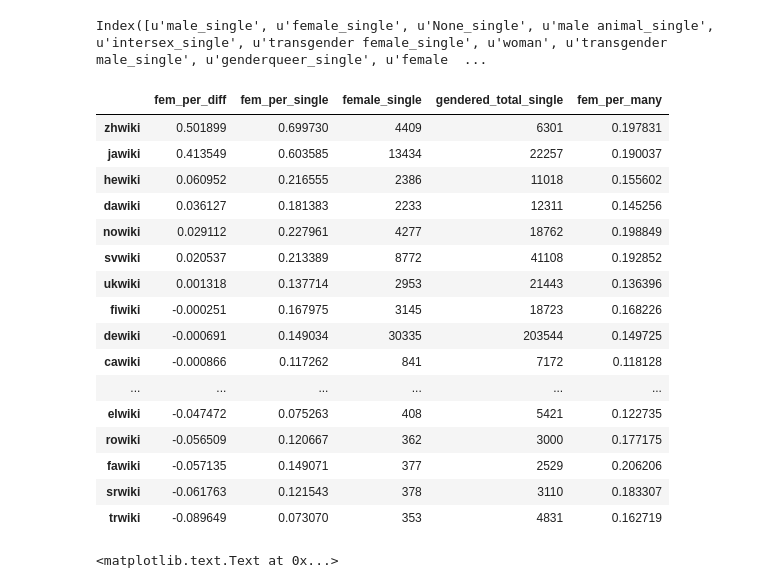
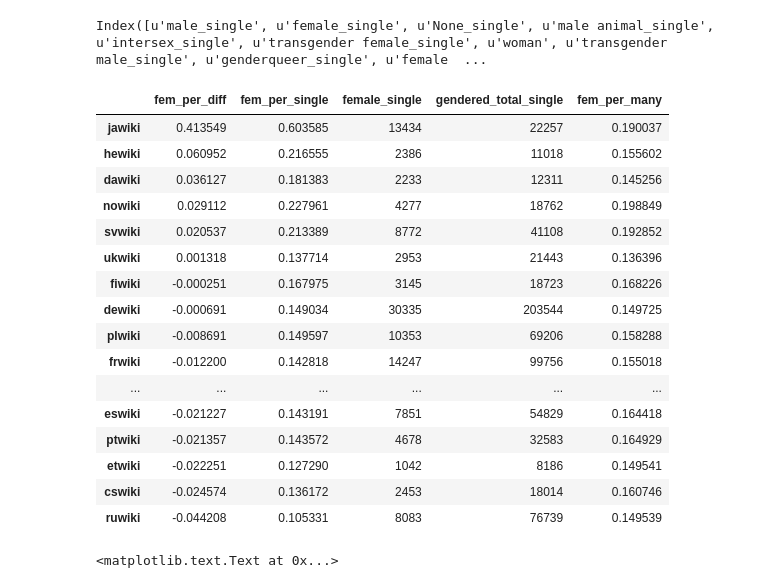
Before and after one commit to notconfusing/WIGI, a Jupyter notebook: Singlesite.ipynb, the cells around one changed output. Saved outputs shown, nothing was run; the diff lists cells and outputs as text; code cells hidden in the pictures.

```diff
--- a/Singlesite.ipynb
+++ b/Singlesite.ipynb
@@ -111,10 +119,9 @@ Index([u'male_single', u'female_single', u'None_single', u'male animal_single',
 # %%
 tdf['fem_per_diff'] = tdf['fem_per_single'] - tdf['fem_per_many']
 # %%
-tdf[tdf['gendered_total_single']>2500].sort('fem_per_diff',ascending=False)[['fem_per_diff','fem_per_single','female_single','gendered_total_single','fem_per_many']]
+tdf[tdf['gendered_total_single']>7310].sort('fem_per_diff',ascending=False)[['fem_per_diff','fem_per_single','female_single','gendered_total_single','fem_per_many']]
 # %% [output]
 |  | fem_per_diff | fem_per_single | female_single | gendered_total_single | fem_per_many |
-| zhwiki | 0.501899 | 0.699730 | 4409 | 6301 | 0.197831 |
 | jawiki | 0.413549 | 0.603585 | 13434 | 22257 | 0.190037 |
 | hewiki | 0.060952 | 0.216555 | 2386 | 11018 | 0.155602 |
 | dawiki | 0.036127 | 0.181383 | 2233 | 12311 | 0.145256 |
@@ -123,13 +130,14 @@ tdf[tdf['gendered_total_single']>2500].sort('fem_per_diff',ascending=False)[['fe
 | ukwiki | 0.001318 | 0.137714 | 2953 | 21443 | 0.136396 |
 | fiwiki | -0.000251 | 0.167975 | 3145 | 18723 | 0.168226 |
 | dewiki | -0.000691 | 0.149034 | 30335 | 203544 | 0.149725 |
-| cawiki | -0.000866 | 0.117262 | 841 | 7172 | 0.118128 |
+| plwiki | -0.008691 | 0.149597 | 10353 | 69206 | 0.158288 |
+| frwiki | -0.012200 | 0.142818 | 14247 | 99756 | 0.155018 |
 | ... | ... | ... | ... | ... | ... |
-| elwiki | -0.047472 | 0.075263 | 408 | 5421 | 0.122735 |
-| rowiki | -0.056509 | 0.120667 | 362 | 3000 | 0.177175 |
-| fawiki | -0.057135 | 0.149071 | 377 | 2529 | 0.206206 |
-| srwiki | -0.061763 | 0.121543 | 378 | 3110 | 0.183307 |
-| trwiki | -0.089649 | 0.073070 | 353 | 4831 | 0.162719 |
+| eswiki | -0.021227 | 0.143191 | 7851 | 54829 | 0.164418 |
+| ptwiki | -0.021357 | 0.143572 | 4678 | 32583 | 0.164929 |
+| etwiki | -0.022251 | 0.127290 | 1042 | 8186 | 0.149541 |
+| cswiki | -0.024574 | 0.136172 | 2453 | 18014 | 0.160746 |
+| ruwiki | -0.044208 | 0.105331 | 8083 | 76739 | 0.149539 |
 # %%
 fig, ax = plt.subplots(1,1,figsize=(8,8))
 tdf[tdf['gendered_total_single']>2500][['gendered_total_single','fem_per_diff']].plot(kind='scatter', x='gendered_total_single', y='fem_per_diff', logx=True, ax=ax, c='#74bc3a')
```
Also changed, not shown: parts of 3 cells of this notebook, 21 other files.
